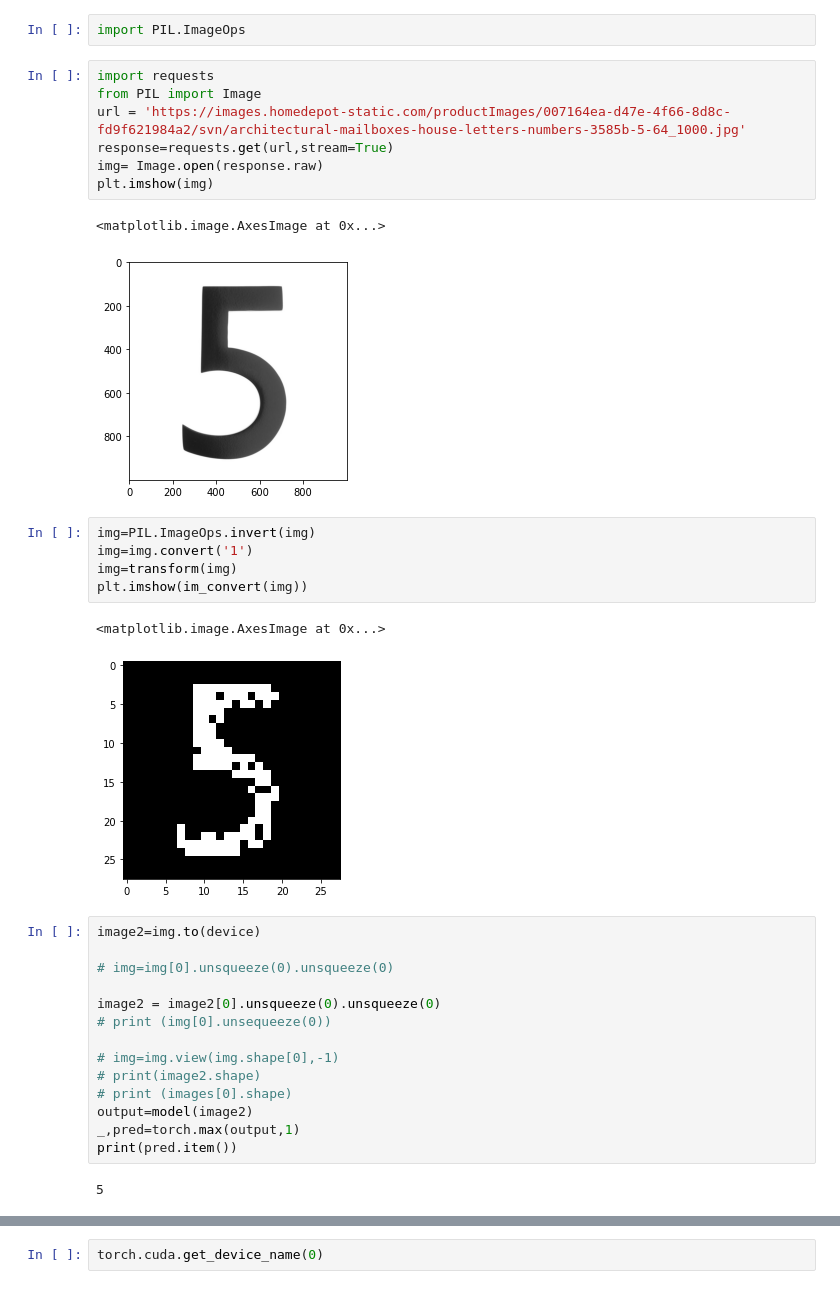
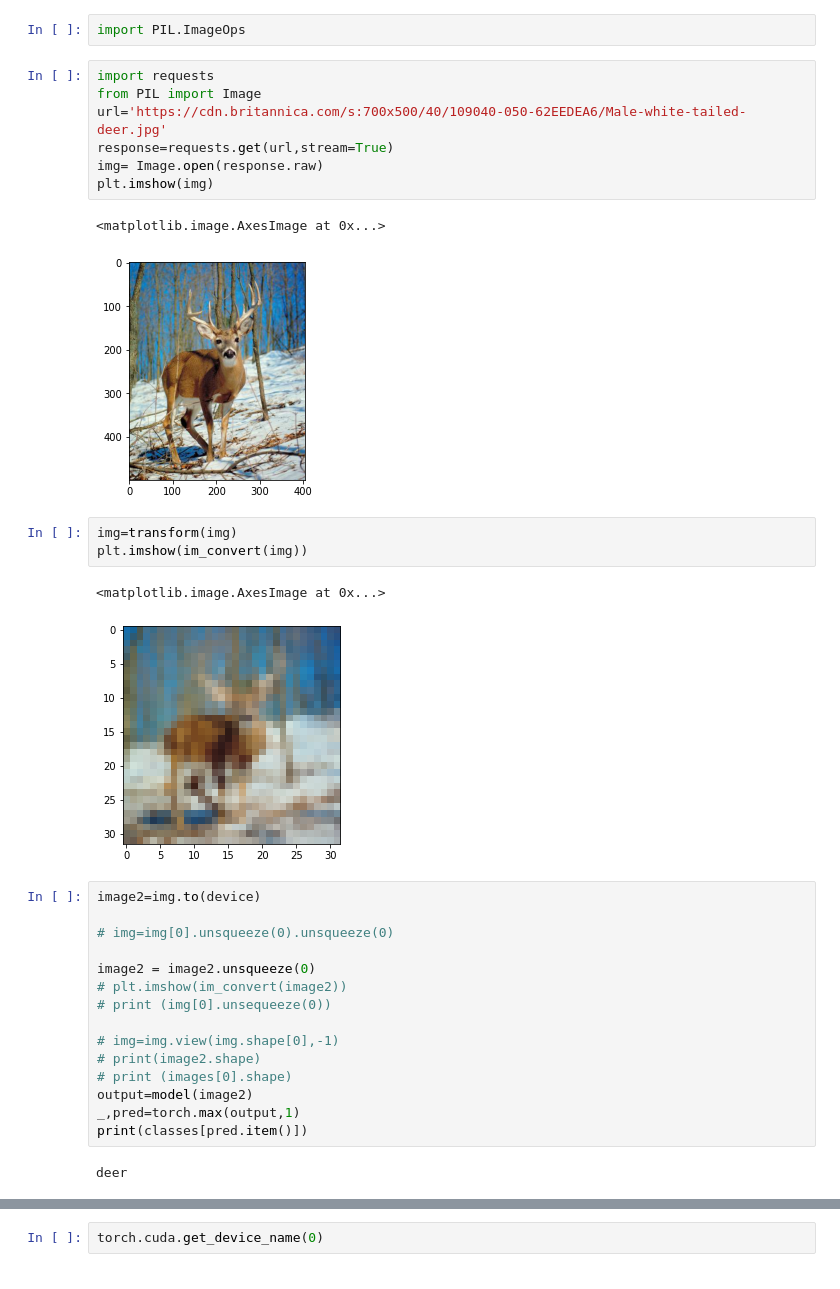
Before and after one commit to shivamraj6288/Image-Recognition, a Jupyter notebook: CIFAR10_dataset.ipynb, the cells around one changed output, grey strips where cells are left out. Saved outputs shown, nothing was run; the diff lists cells and outputs as text.

```diff
--- a/CIFAR10_dataset.ipynb
+++ b/CIFAR10_dataset.ipynb
@@ -169,27 +185,26 @@ import PIL.ImageOps
 # %%
 import requests
 from PIL import Image
-url = 'https://images.homedepot-static.com/productImages/007164ea-d47e-4f66-8d8c-fd9f621984a2/svn/architectural-mailboxes-house-letters-numbers-3585b-5-64_1000.jpg'
+url='https://cdn.britannica.com/s:700x500/40/109040-050-62EEDEA6/Male-white-tailed-deer.jpg'
 response=requests.get(url,stream=True)
 img= Image.open(response.raw)
 plt.imshow(img)
 # %% [output]
 <matplotlib.image.AxesImage at 0x...>
-[figure, old version]
+[figure, new version]
 # %%
-img=PIL.ImageOps.invert(img)
-img=img.convert('1')
 img=transform(img)
 plt.imshow(im_convert(img))
 # %% [output]
 <matplotlib.image.AxesImage at 0x...>
-[figure, old version]
+[figure, new version]
 # %%
 image2=img.to(device)
 
 # img=img[0].unsqueeze(0).unsqueeze(0)
 
-image2 = image2[0].unsqueeze(0).unsqueeze(0)
+image2 = image2.unsqueeze(0)
+# plt.imshow(im_convert(image2))
 # print (img[0].unsequeeze(0))
 
 # img=img.view(img.shape[0],-1)
@@ -197,9 +212,9 @@ image2 = image2[0].unsqueeze(0).unsqueeze(0)
 # print (images[0].shape)
 output=model(image2)
 _,pred=torch.max(output,1)
-print(pred.item())
+print(classes[pred.item()])
 # %% [output]
-5
+deer
 # %%
 dataiter=iter(validation_loader)
 images1, labels1=dataiter.next()
```
Also changed, not shown: parts of 9 cells of this notebook.
